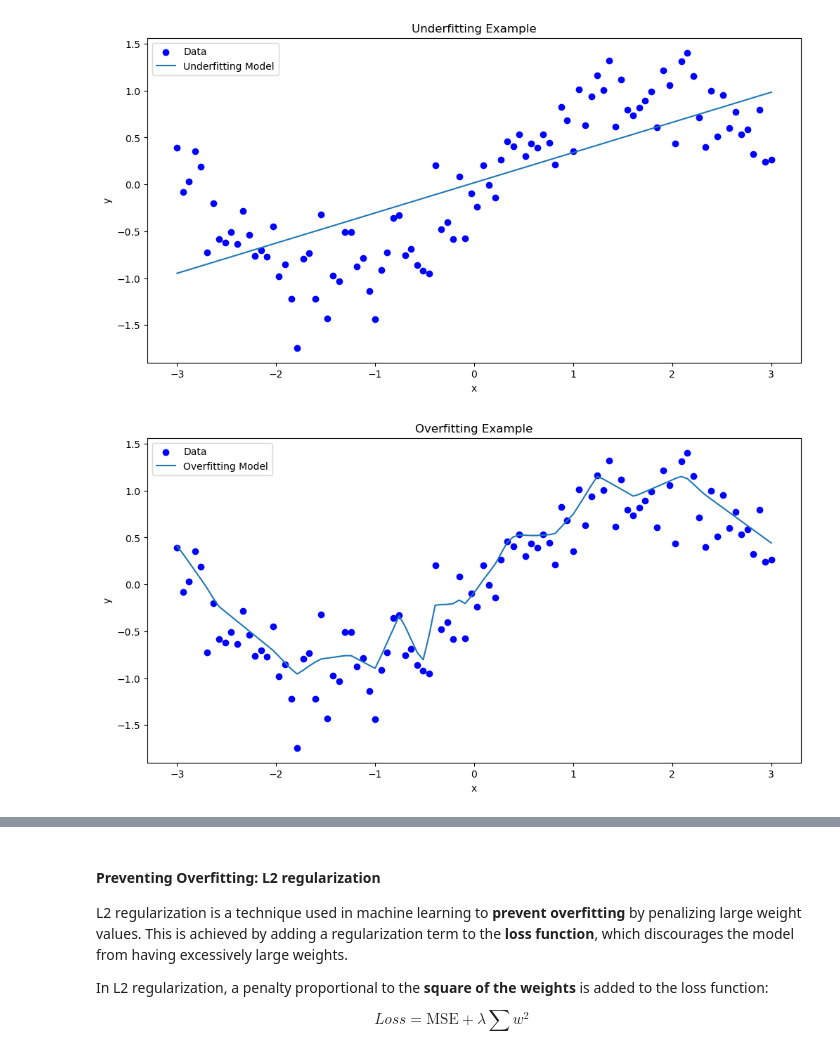
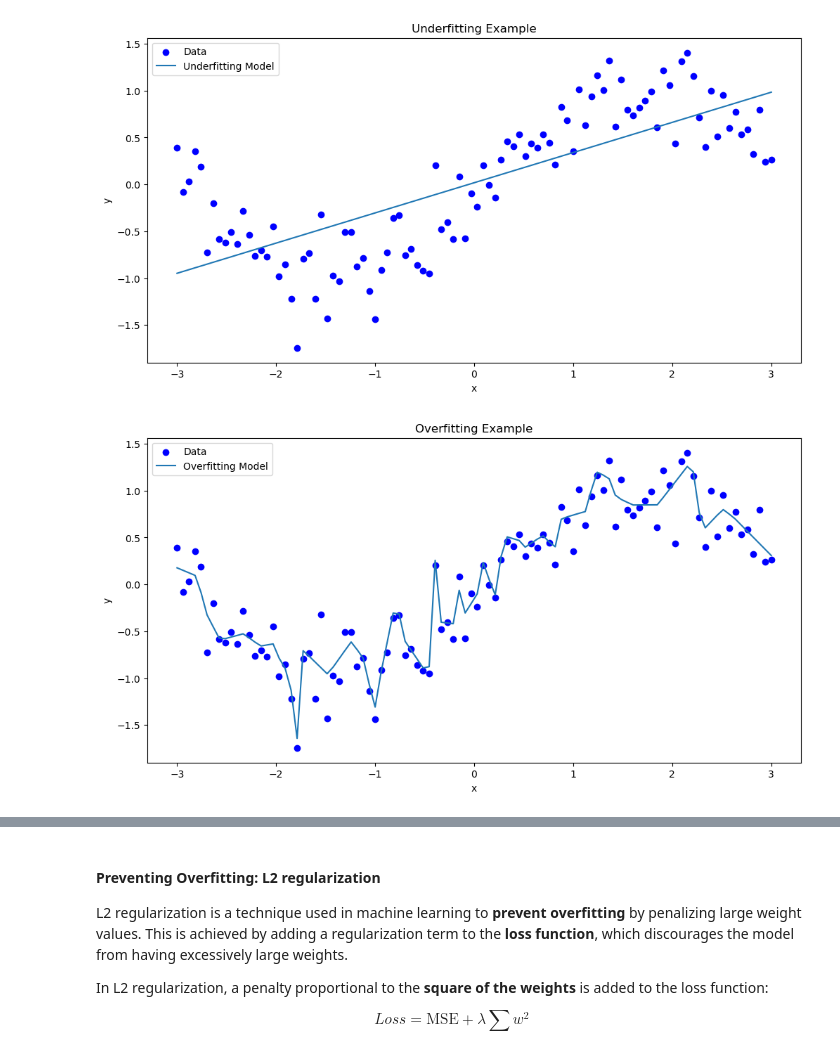
Before and after one commit to Soellingvraa/IncubatorDTCourse, a Jupyter notebook: 3-Physics-Modelling/3-PyTorchAndPandas.ipynb, the cells around one changed output, grey strips where cells are left out. Saved outputs shown, nothing was run; the diff lists cells and outputs as text; code cells hidden in the pictures.

```diff
--- a/3-Physics-Modelling/3-PyTorchAndPandas.ipynb
+++ b/3-Physics-Modelling/3-PyTorchAndPandas.ipynb
@@ -687,7 +687,8 @@ def plot_data():
 def plot_predictions(model, label):
     model.eval()
     with torch.no_grad():
-        y_pred = model(x_tensor).numpy()
+        # Avoid Tensor.numpy() to work even when NumPy bindings are unavailable in PyTorch.
+        y_pred = model(x_tensor).view(-1).detach().cpu().tolist()
     plt.plot(x, y_pred, label=label)
 
 ### UNDERFITTING EXAMPLE ###
@@ -732,32 +733,32 @@ class OverfitModel(nn.Module):
             nn.Linear(1, 100),
             nn.ReLU(),
             nn.Linear(100, 100),
             nn.ReLU(),
             nn.Linear(100, 1)
         )
 
     def forward(self, x):
         return self.layers(x)
 
 # Train the overfitting model
 model_overfit = OverfitModel()
 criterion = nn.MSELoss()
 optimizer = optim.Adam(model_overfit.parameters(), lr=0.01)
 
-epochs = 500
+epochs = 5000
 for epoch in range(epochs):
     model_overfit.train()
     optimizer.zero_grad()
     y_pred = model_overfit(x_tensor)
     loss = criterion(y_pred, y_tensor)
     loss.backward()
     optimizer.step()
 
 plt.figure(figsize=(12, 6))
 plot_data()
 plot_predictions(model_overfit, label="Overfitting Model")
 plt.title("Overfitting Example")
 plt.legend()
 plt.show()
 # %% [output]
-[figure, old version]
+[figure, new version]
```
Also changed, not shown: parts of 1 cell of this notebook, 1 other file.
